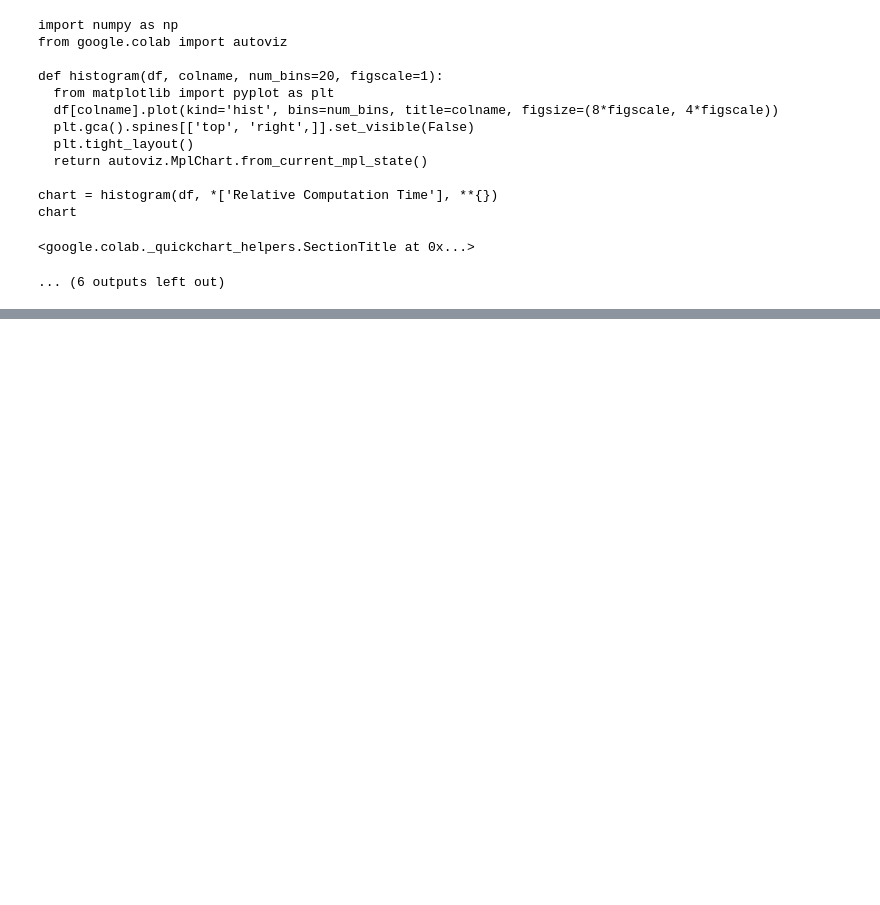
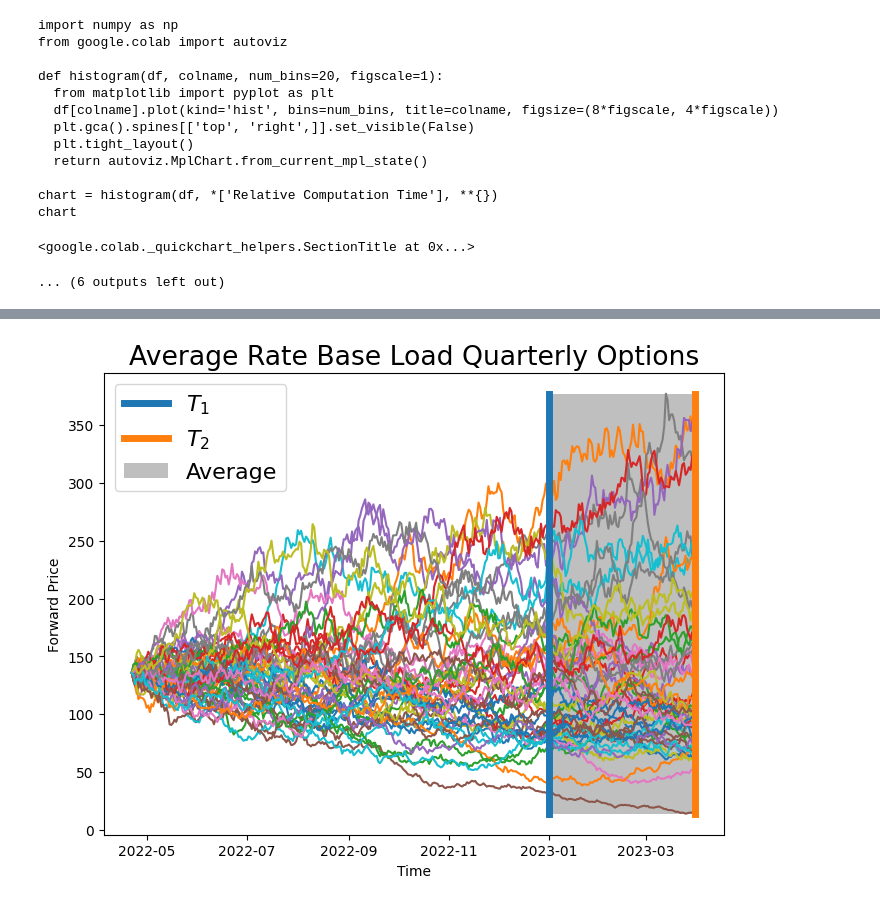
Before and after one commit to Frandiiile/Quants, a Jupyter notebook: Pricing_Asian_Options.ipynb, the cells around one changed output, grey strips where cells are left out. Saved outputs shown, nothing was run; the diff lists cells and outputs as text; code cells hidden in the pictures; blank space fills up the shorter version.

Commit message:
Pricing and visualizing Asian Options

```diff
--- a/Pricing_Asian_Options.ipynb
+++ b/Pricing_Asian_Options.ipynb
@@ -300,3 +300,47 @@ chart = histogram(df, *['Relative Computation Time'], **{})
 chart
 <google.colab._quickchart_helpers.SectionTitle at 0x...>
 ... (6 outputs left out)
+# %%
+T_tot = (T2-t).days/365
+T_start = (T1-t).days/365
+M = 50
+N = (T2-t).days
+# precompute constants
+dt = T/N
+nudt = (r - 0.5*vol**2)*dt
+volsdt = vol*np.sqrt(dt)
+# Monte Carlo Method
+Z = np.random.normal(size=(N, M))
+delta_St = nudt + volsdt*Z
+ST = S0*np.cumprod( np.exp(delta_St), axis=0)
+ST = np.concatenate( (np.full(shape=(1, M), fill_value=S0), ST ) )
+# %%
+from matplotlib.patches import Rectangle
+import matplotlib.dates as mdates
+
+fig, ax = plt.subplots(figsize=(8,6))
+
+plt.rcParams["font.family"] = "Times New Roman"
+plt.rcParams["font.size"] = "16"
+
+tx = pd.date_range(start=t,end=T2)
+ax.plot(tx,ST)
+ax.plot([T1, T1],[np.amin(ST),np.amax(ST)], linewidth=5, label='$T_1$')
+ax.plot([T2, T2],[np.amin(ST),np.amax(ST)], linewidth=5, label='$T_2$')
+
+# convert to matplotlib date representation
+start = mdates.date2num(T1)+1
+end = mdates.date2num(T2)-1
+width = end - start
+
+ax.add_patch(Rectangle((start,np.amin(ST)),width,np.amax(ST)-np.amin(ST),
+                       alpha=0.5,
+                    facecolor='grey',
+                    lw=4, label='Average'))
+plt.xlabel('Time')
+plt.ylabel('Forward Price')
+plt.title('Average Rate Base Load Quarterly Options')
+
+plt.legend()
+plt.show()
+# %% [output]
@@ -302,0 +364 @@ chart
+[figure, added]
```
Also changed, not shown: parts of 1 cell of this notebook.
